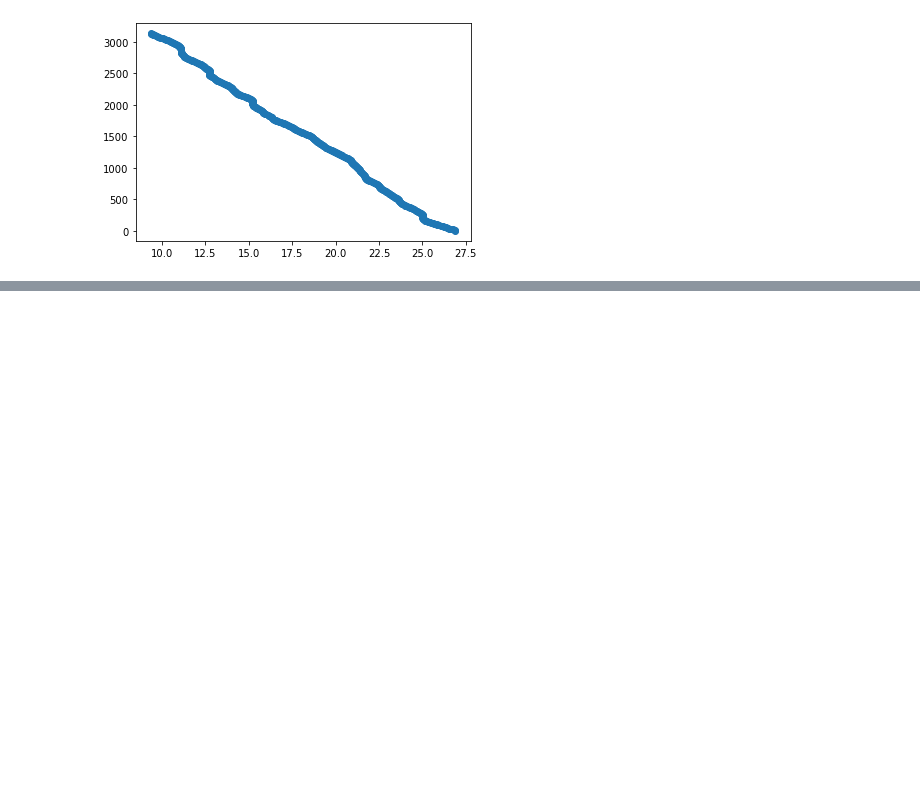
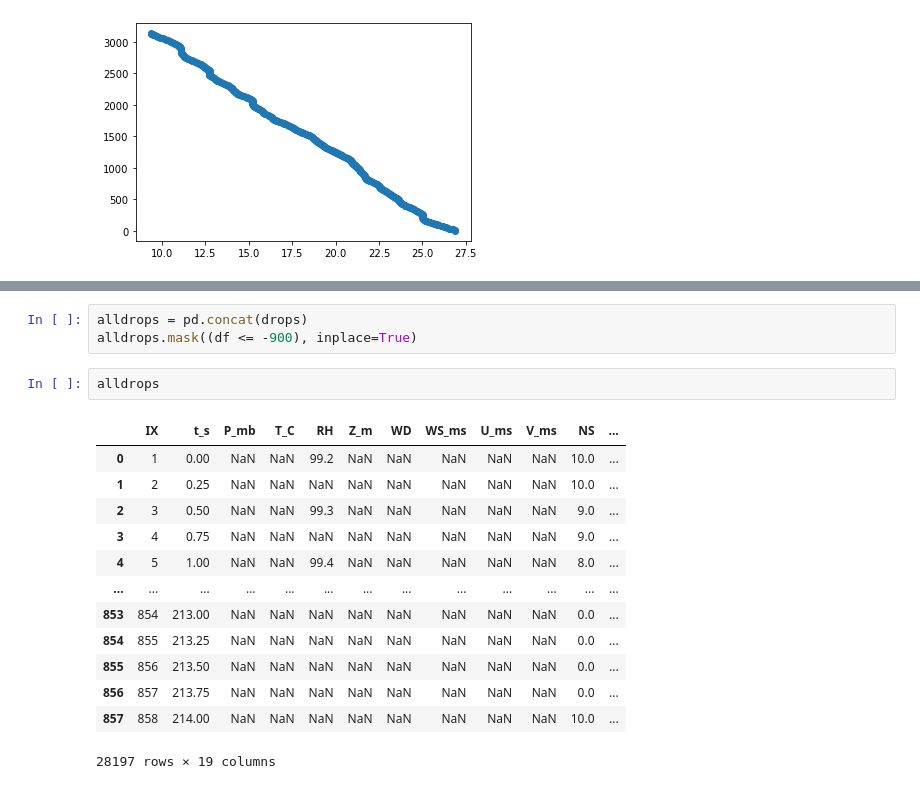
Before and after one commit to MPOcanes/MPO624_2022, a Jupyter notebook: Notebooks/HRD_dropsondes.ipynb, the cells around one changed output, grey strips where cells are left out. Saved outputs shown, nothing was run; the diff lists cells and outputs as text; blank space fills up the shorter version.

```diff
--- a/Notebooks/HRD_dropsondes.ipynb
+++ b/Notebooks/HRD_dropsondes.ipynb
@@ -69,0 +123,19 @@ Should we open all the sondes as a [datafram of dataframes](https://stackoverflo
+# %%
+alldrops = pd.concat(drops)
+alldrops.mask((df <= -900), inplace=True)
+# %%
+alldrops
+# %% [output]
+|  | IX | t_s | P_mb | T_C | RH | Z_m | WD | WS_ms | U_ms | V_ms | NS | ... |
+| 0 | 1 | 0.00 | NaN | NaN | 99.2 | NaN | NaN | NaN | NaN | NaN | 10.0 | ... |
+| 1 | 2 | 0.25 | NaN | NaN | NaN | NaN | NaN | NaN | NaN | NaN | 10.0 | ... |
+| 2 | 3 | 0.50 | NaN | NaN | 99.3 | NaN | NaN | NaN | NaN | NaN | 9.0 | ... |
+| 3 | 4 | 0.75 | NaN | NaN | NaN | NaN | NaN | NaN | NaN | NaN | 9.0 | ... |
+| 4 | 5 | 1.00 | NaN | NaN | 99.4 | NaN | NaN | NaN | NaN | NaN | 8.0 | ... |
+| ... | ... | ... | ... | ... | ... | ... | ... | ... | ... | ... | ... | ... |
+| 853 | 854 | 213.00 | NaN | NaN | NaN | NaN | NaN | NaN | NaN | NaN | 0.0 | ... |
+| 854 | 855 | 213.25 | NaN | NaN | NaN | NaN | NaN | NaN | NaN | NaN | 0.0 | ... |
+| 855 | 856 | 213.50 | NaN | NaN | NaN | NaN | NaN | NaN | NaN | NaN | 0.0 | ... |
+| 856 | 857 | 213.75 | NaN | NaN | NaN | NaN | NaN | NaN | NaN | NaN | 0.0 | ... |
+| 857 | 858 | 214.00 | NaN | NaN | NaN | NaN | NaN | NaN | NaN | NaN | 10.0 | ... |
+28197 rows × 19 columns
```
Also changed, not shown: parts of 7 cells of this notebook.
